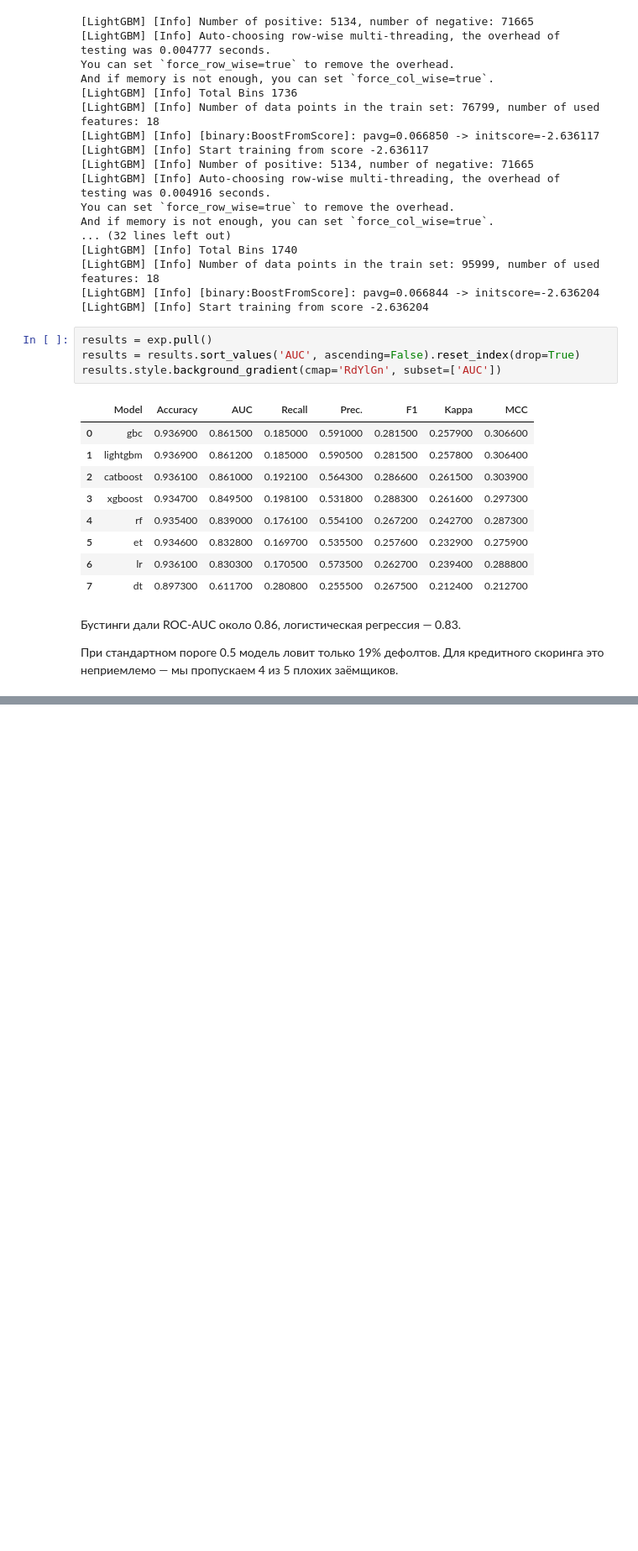
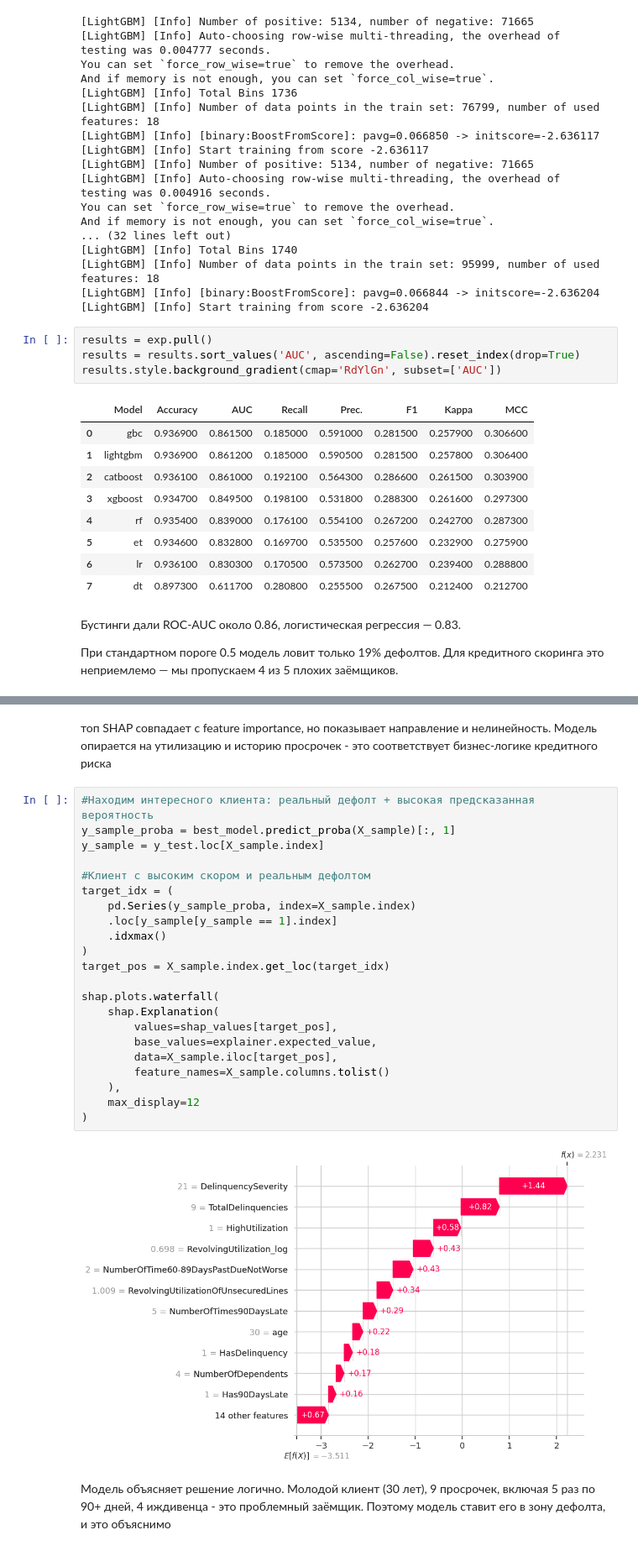
Before and after one commit to GiannisAnte/credit-scoring-case, a Jupyter notebook: credit_scoring_case.ipynb, the cells around one changed output, grey strips where cells are left out. Shown at 84% size. Drawn from its saved outputs; the diff is of its cells as text; blank space fills up the shorter version.

```diff
--- a/credit_scoring_case.ipynb
+++ b/credit_scoring_case.ipynb
@@ -1044,0 +1396,28 @@ results.style.background_gradient(cmap='RdYlGn', subset=['AUC'])
+# %% [markdown]
+топ SHAP совпадает с feature importance, но показывает направление и нелинейность. Модель опирается на утилизацию и историю просрочек - это соответствует бизнес-логике кредитного риска
+# %%
+#Находим интересного клиента: реальный дефолт + высокая предсказанная вероятность
+y_sample_proba = best_model.predict_proba(X_sample)[:, 1]
+y_sample = y_test.loc[X_sample.index]
+
+#Клиент с высоким скором и реальным дефолтом
+target_idx = (
+    pd.Series(y_sample_proba, index=X_sample.index)
+    .loc[y_sample[y_sample == 1].index]
+    .idxmax()
+)
+target_pos = X_sample.index.get_loc(target_idx)
+
+shap.plots.waterfall(
+    shap.Explanation(
+        values=shap_values[target_pos],
+        base_values=explainer.expected_value,
+        data=X_sample.iloc[target_pos],
+        feature_names=X_sample.columns.tolist()
+    ),
+    max_display=12
+)
+# %% [output]
+[figure, added]
+# %% [markdown]
+Модель объясняет решение логично. Молодой клиент (30 лет), 9 просрочек, включая 5 раз по 90+ дней, 4 иждивенца - это проблемный заёмщик. Поэтому модель ставит его в зону дефолта, и это объяснимо
```
Also changed, not shown: parts of 18 cells of this notebook.
